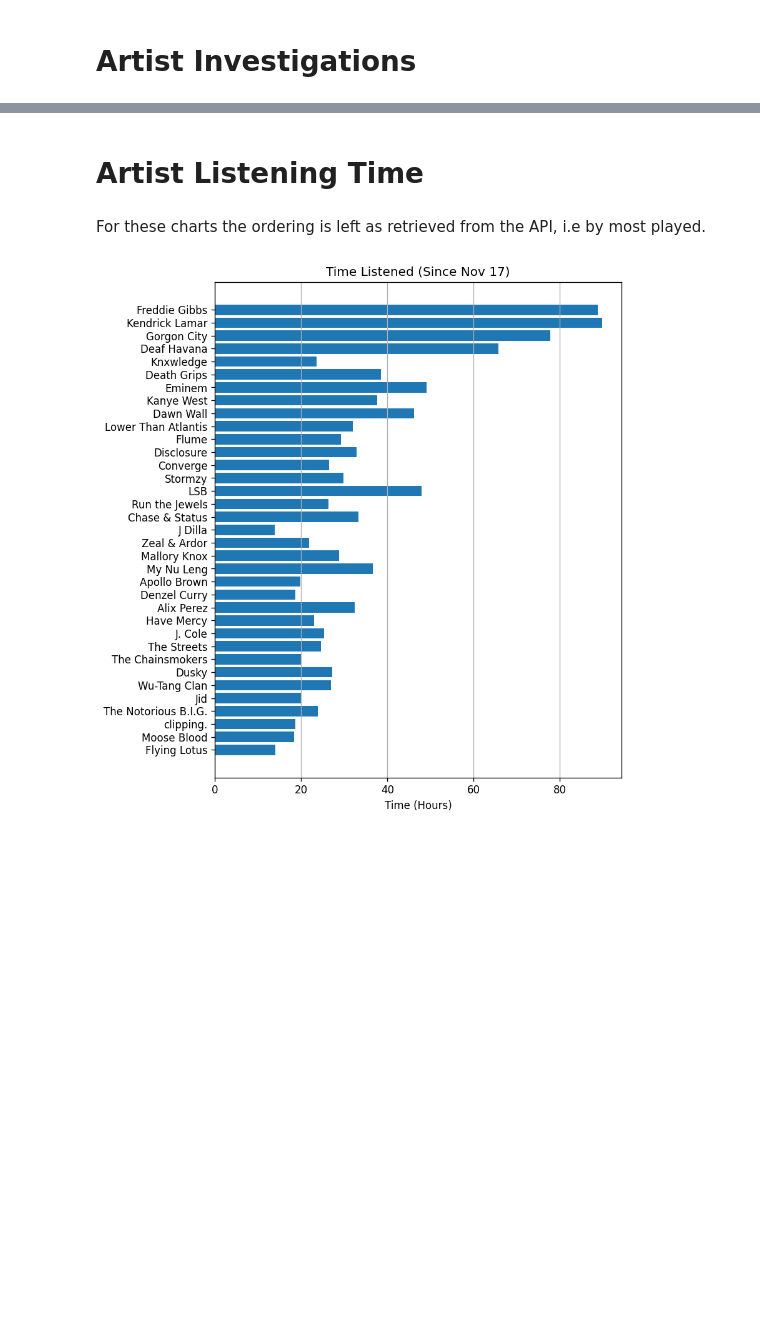
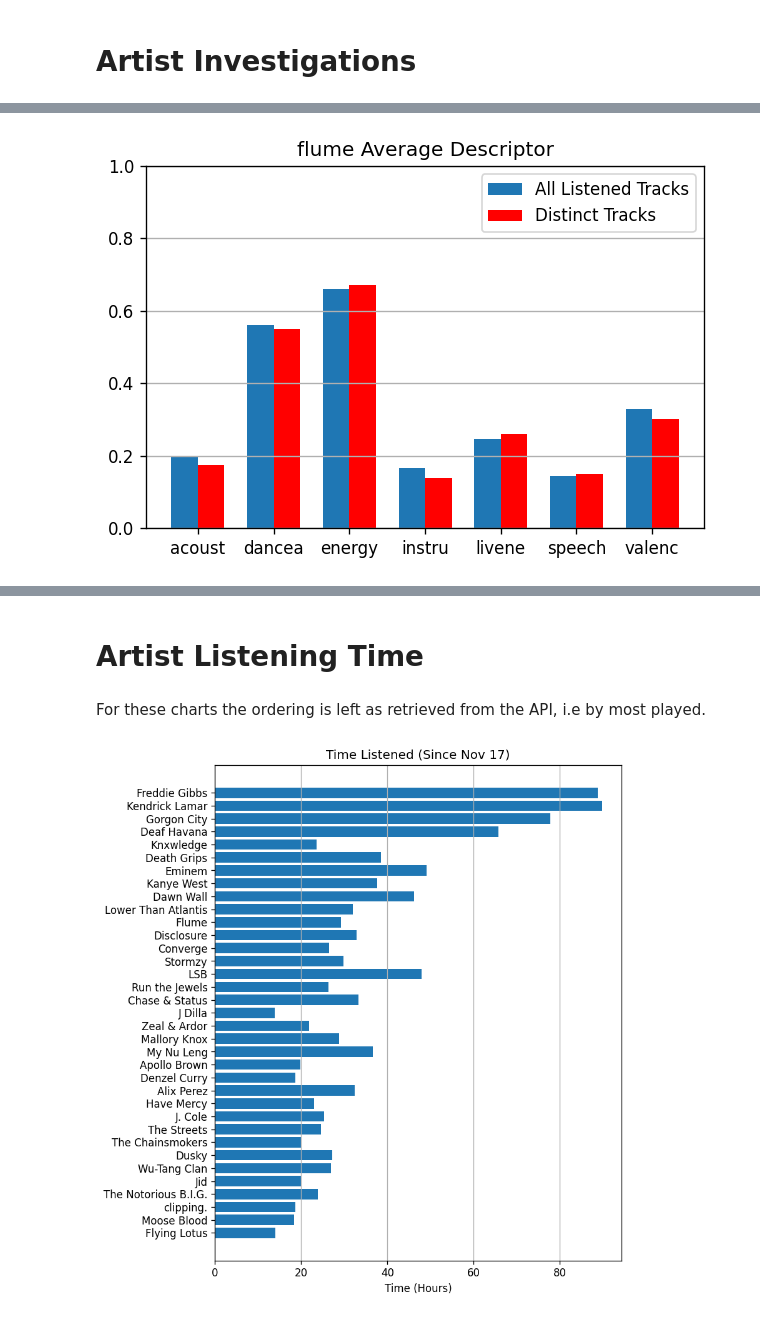
Before and after one commit to Sarsoo/listening-analysis, a Jupyter notebook: artist.ipynb, the cells around one changed output, grey strips where cells are left out. Saved outputs shown, nothing was run; the diff lists cells and outputs as text; code cells hidden in the pictures; blank space fills up the shorter version.

```diff
--- a/artist.ipynb
+++ b/artist.ipynb
@@ -40,3 +46,23 @@ plt.show()
+# %%
+filtered_artist = scrobbles[scrobbles["artist"].str.lower() == artist_name]
+filtered_artist_no_dup = filtered_artist.drop_duplicates(['uri'])
+
+filtered_artist_no_dup = filtered_artist_no_dup.loc[:, float_headers].mean()
+filtered_artist_dup = filtered_artist.loc[:, float_headers].mean()
+
+x = np.arange(len(float_headers))
+width = 0.35
+plt.bar(x - width/2, filtered_artist_no_dup, width, label='All Listened Tracks')
+plt.bar(x + width/2, filtered_artist_dup, width, label='Distinct Tracks', color=(1, 0, 0))
+
+plt.title(f"{artist_name} Average Descriptor")
+plt.legend(['All Listened Tracks', 'Distinct Tracks'])
+plt.xticks(x, labels=[i[:6] for i in float_headers])
+plt.ylim([0, 1])
+plt.grid(axis='y')
+plt.show()
+# %% [output]
+[figure, added]
 # %%
 filtered_artist = scrobbles[scrobbles["artist"].str.lower() == artist_name]
 # select only descriptor float columns
```
Also changed, not shown: parts of 4 cells of this notebook, 5 other files.
